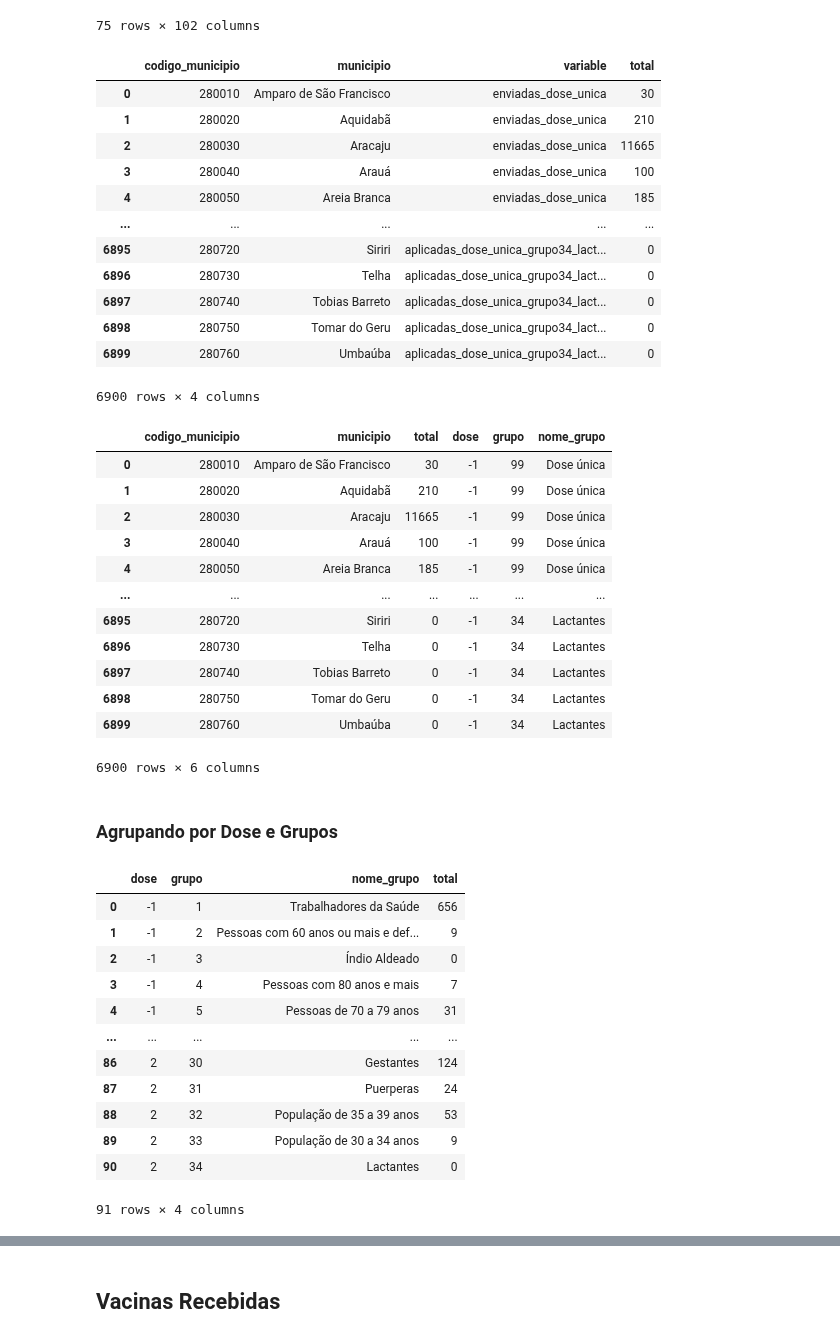
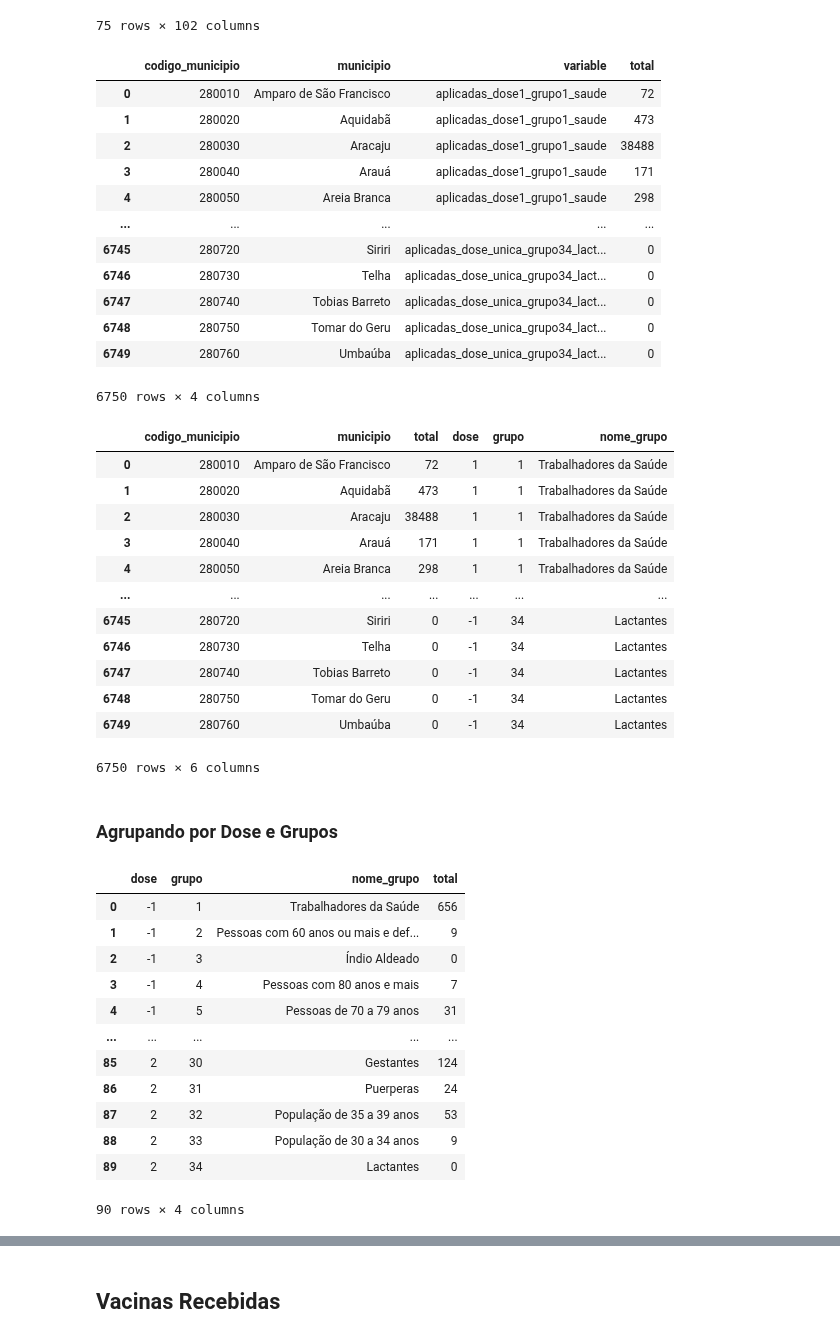
Before and after one commit to adolfoguimaraes/covid19_vacinacao, a Jupyter notebook: Sergipe/processararquivos_vacina_dataviz.ipynb, the cells around one changed output, grey strips where cells are left out. Saved outputs shown, nothing was run; the diff lists cells and outputs as text; code cells hidden in the pictures.

Commit message:
Novo arquivo dos grupos

```diff
--- a/Sergipe/processararquivos_vacina_dataviz.ipynb
+++ b/Sergipe/processararquivos_vacina_dataviz.ipynb
@@ -193,25 +193,25 @@ data_total_municipio
 # %%
 # Organizando as colunas como linhas da tabela
 data_group = data_total_municipio.drop(columns=['populacao_total',
        'populacao_grupo4_80mais', 'populacao_grupo5_7079',
-       'populacao_grupo6_6069', 'enviadas_dose1', 'enviadas_dose2',
+       'populacao_grupo6_6069', 'enviadas_dose1', 'enviadas_dose2', 'enviadas_dose_unica', 'aplicadas_dose_unica',
        'aplicadas_dose1', 'aplicadas_dose2'])
 data_group = pd.melt(data_group, id_vars=['codigo_municipio','municipio'], value_name='total')
 data_group
 # %% [output]
 |  | codigo_municipio | municipio | variable | total |
-| 0 | 280010 | Amparo de São Francisco | enviadas_dose_unica | 30 |
-| 1 | 280020 | Aquidabã | enviadas_dose_unica | 210 |
-| 2 | 280030 | Aracaju | enviadas_dose_unica | 11665 |
-| 3 | 280040 | Arauá | enviadas_dose_unica | 100 |
-| 4 | 280050 | Areia Branca | enviadas_dose_unica | 185 |
+| 0 | 280010 | Amparo de São Francisco | aplicadas_dose1_grupo1_saude | 72 |
+| 1 | 280020 | Aquidabã | aplicadas_dose1_grupo1_saude | 473 |
+| 2 | 280030 | Aracaju | aplicadas_dose1_grupo1_saude | 38488 |
+| 3 | 280040 | Arauá | aplicadas_dose1_grupo1_saude | 171 |
+| 4 | 280050 | Areia Branca | aplicadas_dose1_grupo1_saude | 298 |
 | ... | ... | ... | ... | ... |
-| 6895 | 280720 | Siriri | aplicadas_dose_unica_grupo34_lact... | 0 |
-| 6896 | 280730 | Telha | aplicadas_dose_unica_grupo34_lact... | 0 |
-| 6897 | 280740 | Tobias Barreto | aplicadas_dose_unica_grupo34_lact... | 0 |
-| 6898 | 280750 | Tomar do Geru | aplicadas_dose_unica_grupo34_lact... | 0 |
-| 6899 | 280760 | Umbaúba | aplicadas_dose_unica_grupo34_lact... | 0 |
+| 6745 | 280720 | Siriri | aplicadas_dose_unica_grupo34_lact... | 0 |
+| 6746 | 280730 | Telha | aplicadas_dose_unica_grupo34_lact... | 0 |
+| 6747 | 280740 | Tobias Barreto | aplicadas_dose_unica_grupo34_lact... | 0 |
+| 6748 | 280750 | Tomar do Geru | aplicadas_dose_unica_grupo34_lact... | 0 |
+| 6749 | 280760 | Umbaúba | aplicadas_dose_unica_grupo34_lact... | 0 |
-6900 rows × 4 columns
+6750 rows × 4 columns
 # %%
 ## Funções Auxiliares para mapear informações em novas colunas
 
@@ -254,18 +254,18 @@ data_group = data_group.drop(columns=['variable'])
 data_group
 # %% [output]
 |  | codigo_municipio | municipio | total | dose | grupo | nome_grupo |
-| 0 | 280010 | Amparo de São Francisco | 30 | -1 | 99 | Dose única |
-| 1 | 280020 | Aquidabã | 210 | -1 | 99 | Dose única |
-| 2 | 280030 | Aracaju | 11665 | -1 | 99 | Dose única |
-| 3 | 280040 | Arauá | 100 | -1 | 99 | Dose única |
-| 4 | 280050 | Areia Branca | 185 | -1 | 99 | Dose única |
+| 0 | 280010 | Amparo de São Francisco | 72 | 1 | 1 | Trabalhadores da Saúde |
+| 1 | 280020 | Aquidabã | 473 | 1 | 1 | Trabalhadores da Saúde |
+| 2 | 280030 | Aracaju | 38488 | 1 | 1 | Trabalhadores da Saúde |
+| 3 | 280040 | Arauá | 171 | 1 | 1 | Trabalhadores da Saúde |
+| 4 | 280050 | Areia Branca | 298 | 1 | 1 | Trabalhadores da Saúde |
 | ... | ... | ... | ... | ... | ... | ... |
-| 6895 | 280720 | Siriri | 0 | -1 | 34 | Lactantes |
-| 6896 | 280730 | Telha | 0 | -1 | 34 | Lactantes |
-| 6897 | 280740 | Tobias Barreto | 0 | -1 | 34 | Lactantes |
-| 6898 | 280750 | Tomar do Geru | 0 | -1 | 34 | Lactantes |
-| 6899 | 280760 | Umbaúba | 0 | -1 | 34 | Lactantes |
+| 6745 | 280720 | Siriri | 0 | -1 | 34 | Lactantes |
+| 6746 | 280730 | Telha | 0 | -1 | 34 | Lactantes |
+| 6747 | 280740 | Tobias Barreto | 0 | -1 | 34 | Lactantes |
+| 6748 | 280750 | Tomar do Geru | 0 | -1 | 34 | Lactantes |
+| 6749 | 280760 | Umbaúba | 0 | -1 | 34 | Lactantes |
-6900 rows × 6 columns
+6750 rows × 6 columns
 # %% [markdown]
 ### Agrupando por Dose e Grupos
 # %%
@@ -280,12 +280,12 @@ data_group_estado
 | 3 | -1 | 4 | Pessoas com 80 anos e mais | 7 |
 | 4 | -1 | 5 | Pessoas de 70 a 79 anos | 31 |
 | ... | ... | ... | ... | ... |
-| 86 | 2 | 30 | Gestantes | 124 |
-| 87 | 2 | 31 | Puerperas | 24 |
-| 88 | 2 | 32 | População de 35 a 39 anos | 53 |
-| 89 | 2 | 33 | População de 30 a 34 anos | 9 |
-| 90 | 2 | 34 | Lactantes | 0 |
+| 85 | 2 | 30 | Gestantes | 124 |
+| 86 | 2 | 31 | Puerperas | 24 |
+| 87 | 2 | 32 | População de 35 a 39 anos | 53 |
+| 88 | 2 | 33 | População de 30 a 34 anos | 9 |
+| 89 | 2 | 34 | Lactantes | 0 |
-91 rows × 4 columns
+90 rows × 4 columns
 # %%
 data_group_estado.to_csv("output/data_vacinas_grupos_estado.csv", index=False)
 # %%
```
Also changed, not shown: parts of 3 cells of this notebook, 1 other file.
